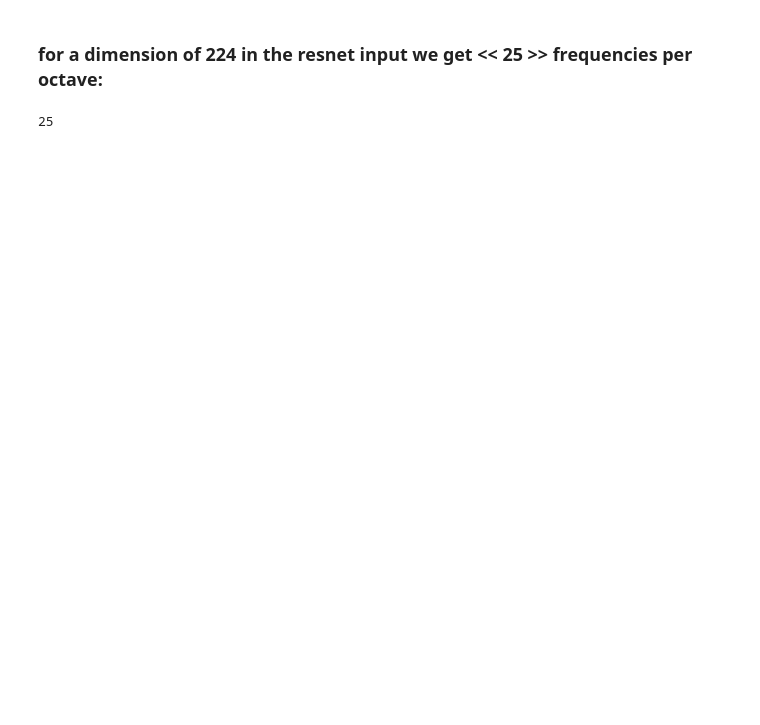
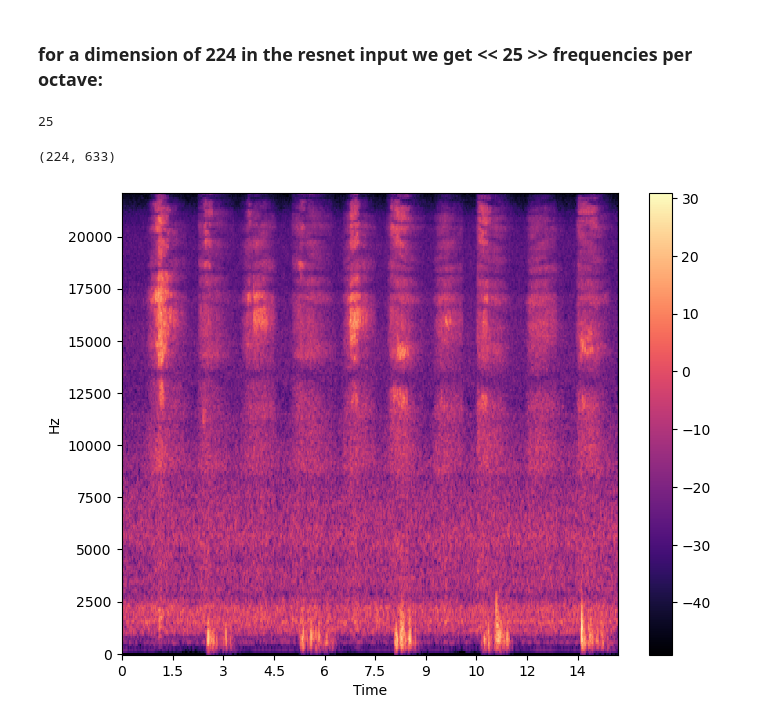
Before and after one commit to MichaelReiter94/acoustic_covid_detection, a Jupyter notebook: python/Jupyter_Notebooks/Infrasound analysis and new Features for resnet.ipynb, the cells around one changed output. Saved outputs shown, nothing was run; the diff lists cells and outputs as text; code cells hidden in the pictures; blank space fills up the shorter version.

```diff
--- a/python/Jupyter_Notebooks/Infrasound analysis and new Features for resnet.ipynb
+++ b/python/Jupyter_Notebooks/Infrasound analysis and new Features for resnet.ipynb
@@ -98,3 +105,6 @@ from 20Hz to 10kHz (sr/2) there are 9 octaves
 # %%
 resnet_input_size = (3, 224, 224)
+# %%
+target_sr = 44100
+audio_resampled = librosa.resample(y=audio, orig_sr=sr, target_sr=target_sr)
 # %%
@@ -121,3 +131,21 @@ n_freq_per_octave = resnet_input_size[1] / n_octaves
 round(n_freq_per_octave)
 # %% [output]
 25
+# %%
+window_length = 4096  # wen nfft 1024 ist zB, dann ist das gleich, wie wenn beide 512 sind
+                     # und das audio signal auf die 1024 zero gepadded wird
+n_fft = 4096  *4
+hop_size = 1024
+n_mels = 224
+fmax = 10000
+mel_spect = librosa.feature.melspectrogram(y=audio, n_fft=n_fft, hop_length=hop_size, win_length=window_length,
+                                           n_mels=n_mels, sr=target_sr, fmin=0.0, fmax=fmax)
+# %%
+librosa.display.specshow(librosa.power_to_db(mel_spect),
+                         x_axis='time', y_axis='linear', cmap="magma",
+                         hop_length=hop_size, sr=target_sr)
+plt.colorbar()
+mel_spect.shape
+# %% [output]
+(224, 633)
+[figure, added]
```
Also changed, not shown: parts of 13 cells of this notebook.
